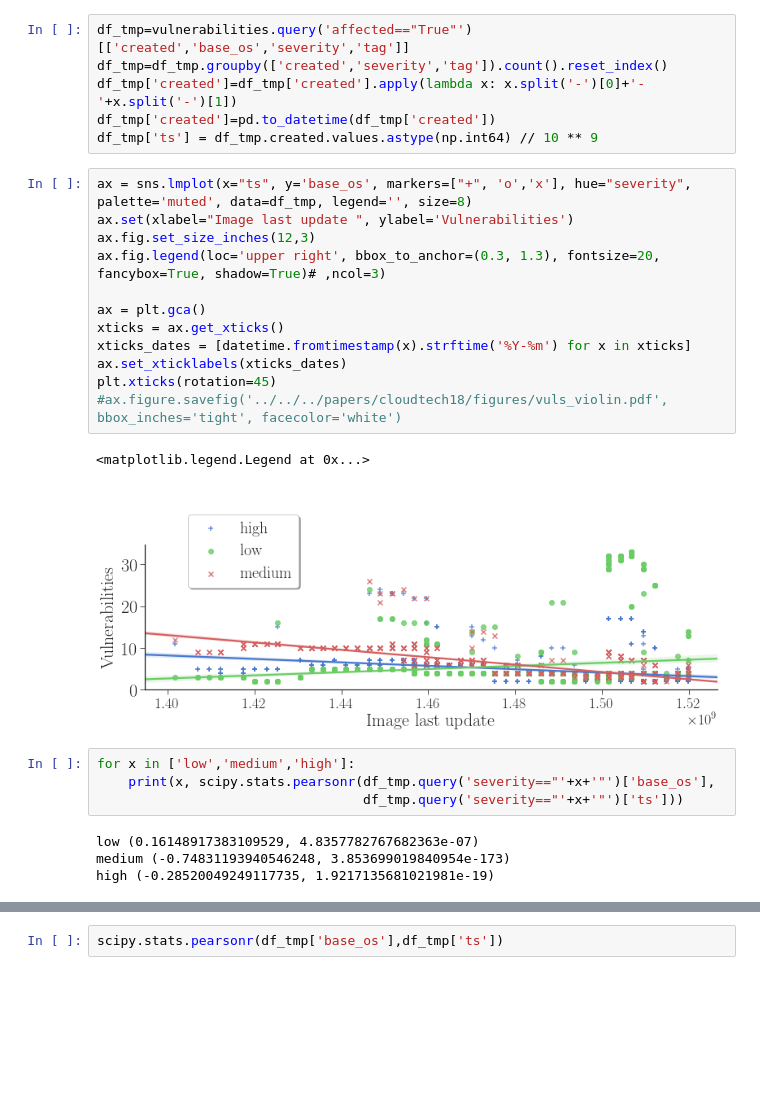
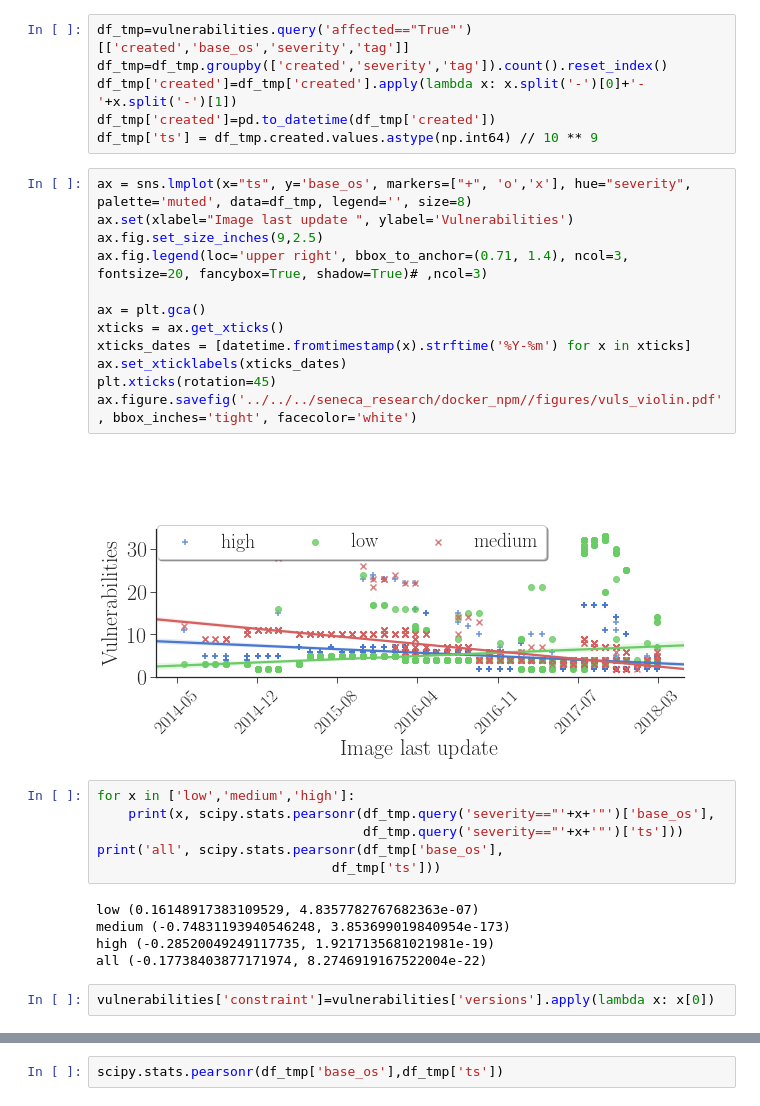
Before and after one commit to AhmedZerouali/notebooks, a Jupyter notebook: npm_docker/npm_docker_analysis.ipynb, the cells around one changed output, grey strips where cells are left out. Drawn from its saved outputs; the diff is of its cells as text; blank space fills up the shorter version.

```diff
--- a/npm_docker/npm_docker_analysis.ipynb
+++ b/npm_docker/npm_docker_analysis.ipynb
@@ -701,23 +702,27 @@ df_tmp['ts'] = df_tmp.created.values.astype(np.int64) // 10 ** 9
 # %%
 ax = sns.lmplot(x="ts", y='base_os', markers=["+", 'o','x'], hue="severity", palette='muted', data=df_tmp, legend='', size=8)
 ax.set(xlabel="Image last update ", ylabel='Vulnerabilities')
-ax.fig.set_size_inches(12,3)
-ax.fig.legend(loc='upper right', bbox_to_anchor=(0.3, 1.3), fontsize=20, fancybox=True, shadow=True)# ,ncol=3)
+ax.fig.set_size_inches(9,2.5)
+ax.fig.legend(loc='upper right', bbox_to_anchor=(0.71, 1.4), ncol=3, fontsize=20, fancybox=True, shadow=True)# ,ncol=3)
 
 ax = plt.gca()
 xticks = ax.get_xticks()
 xticks_dates = [datetime.fromtimestamp(x).strftime('%Y-%m') for x in xticks]
 ax.set_xticklabels(xticks_dates)
 plt.xticks(rotation=45)
-#ax.figure.savefig('../../../papers/cloudtech18/figures/vuls_violin.pdf', bbox_inches='tight', facecolor='white')
+ax.figure.savefig('../../../seneca_research/docker_npm//figures/vuls_violin.pdf', bbox_inches='tight', facecolor='white')
 # %% [output]
-<matplotlib.legend.Legend at 0x...>
-[figure, old version]
+[figure, new version]
 # %%
 for x in ['low','medium','high']:
     print(x, scipy.stats.pearsonr(df_tmp.query('severity=="'+x+'"')['base_os'],
                                   df_tmp.query('severity=="'+x+'"')['ts']))
+print('all', scipy.stats.pearsonr(df_tmp['base_os'],
+                              df_tmp['ts']))
 # %% [output]
 low (0.16148917383109529, 4.8357782767682363e-07)
 medium (-0.74831193940546248, 3.853699019840954e-173)
 high (-0.28520049249117735, 1.9217135681021981e-19)
+all (-0.17738403877171974, 8.2746919167522004e-22)
+# %%
+vulnerabilities['constraint']=vulnerabilities['versions'].apply(lambda x: x[0])
```
Also changed, not shown: parts of 7 cells of this notebook, 11 other files.
